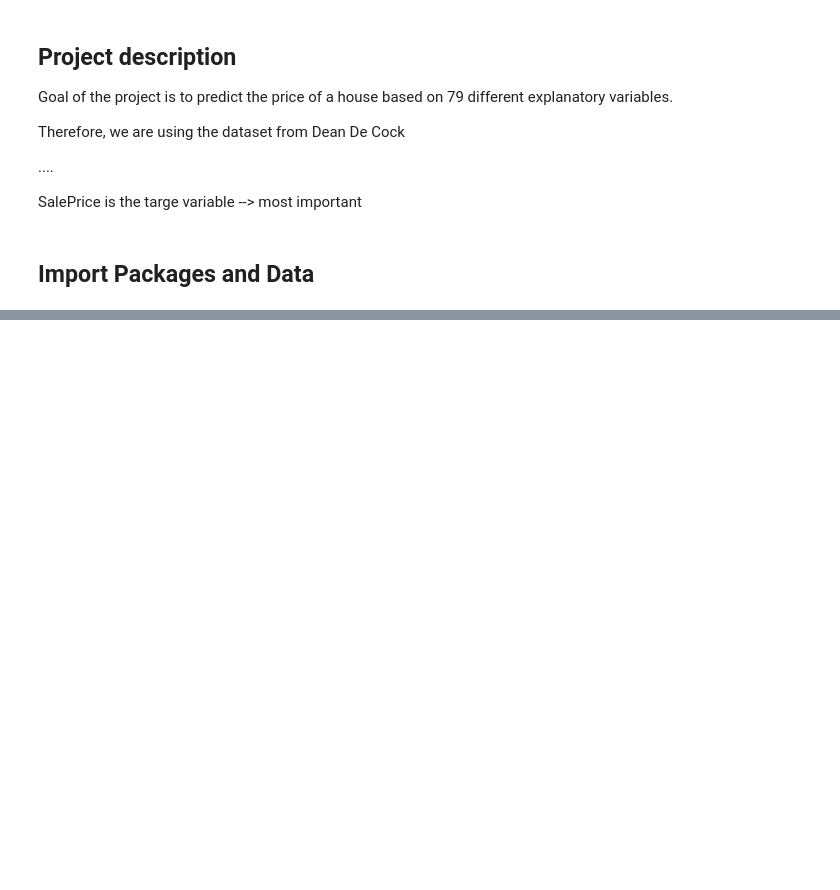
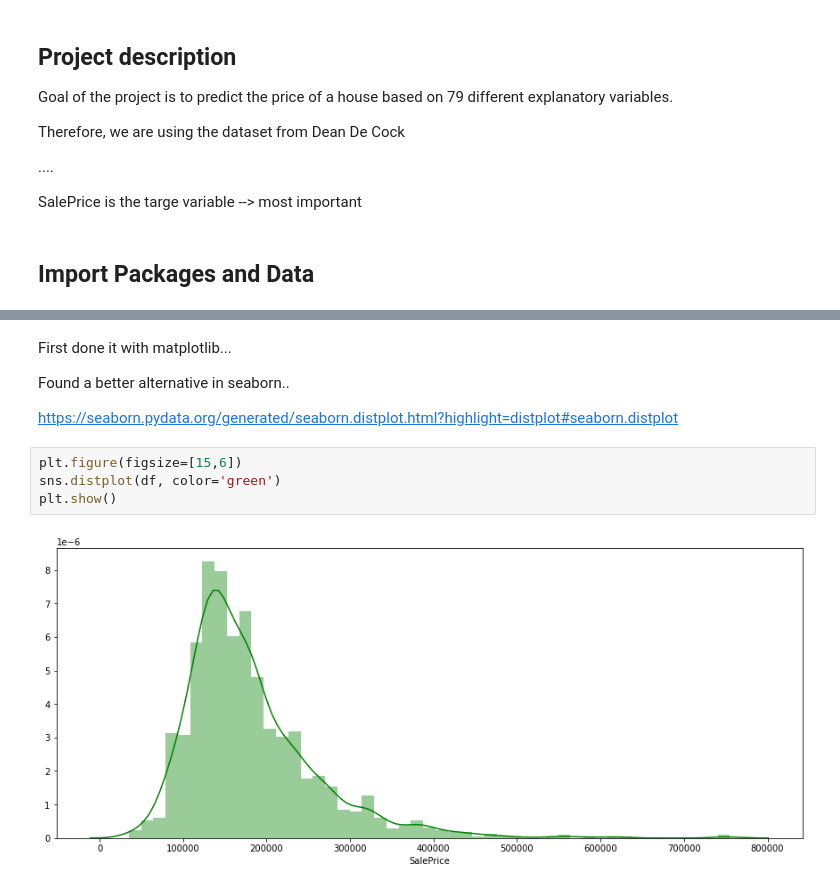
Before and after one commit to apfoertn/Kaggle_Challenge, a Jupyter notebook: Kaggle.ipynb, the cells around one changed output, grey strips where cells are left out. Saved outputs shown, nothing was run; the diff lists cells and outputs as text; blank space fills up the shorter version.

```diff
--- a/Kaggle.ipynb
+++ b/Kaggle.ipynb
@@ -102,0 +317,12 @@ Name: Alley, dtype: object
+# %% [markdown]
+First done it with matplotlib...
+
+Found a better alternative in seaborn..
+
+https://seaborn.pydata.org/generated/seaborn.distplot.html?highlight=distplot#seaborn.distplot
+# %%
+plt.figure(figsize=[15,6])
+sns.distplot(df, color='green')
+plt.show()
+# %% [output]
+[figure, added]
```
Also changed, not shown: parts of 45 cells of this notebook.
